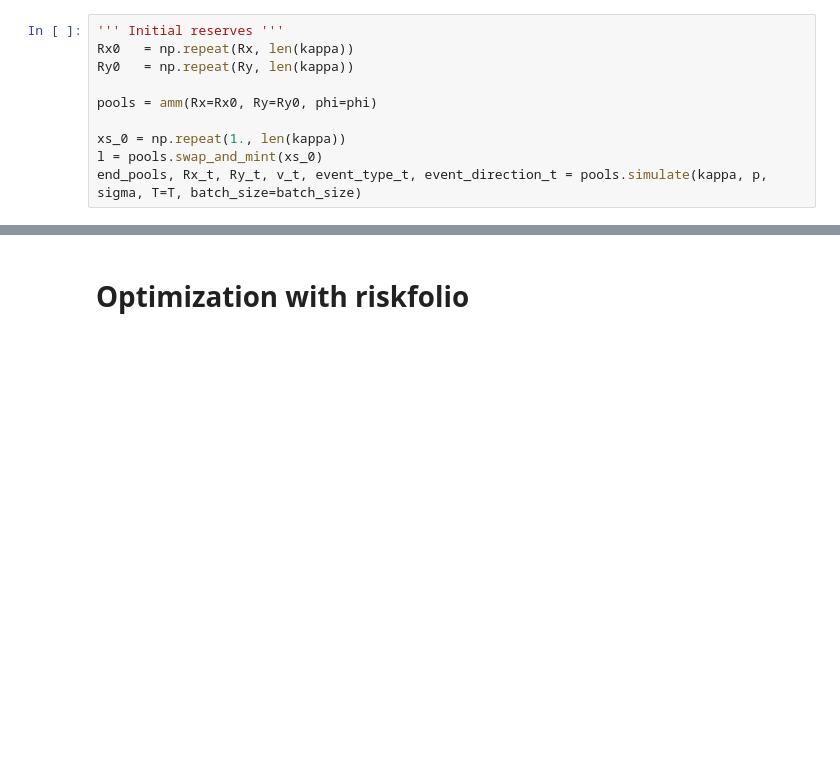
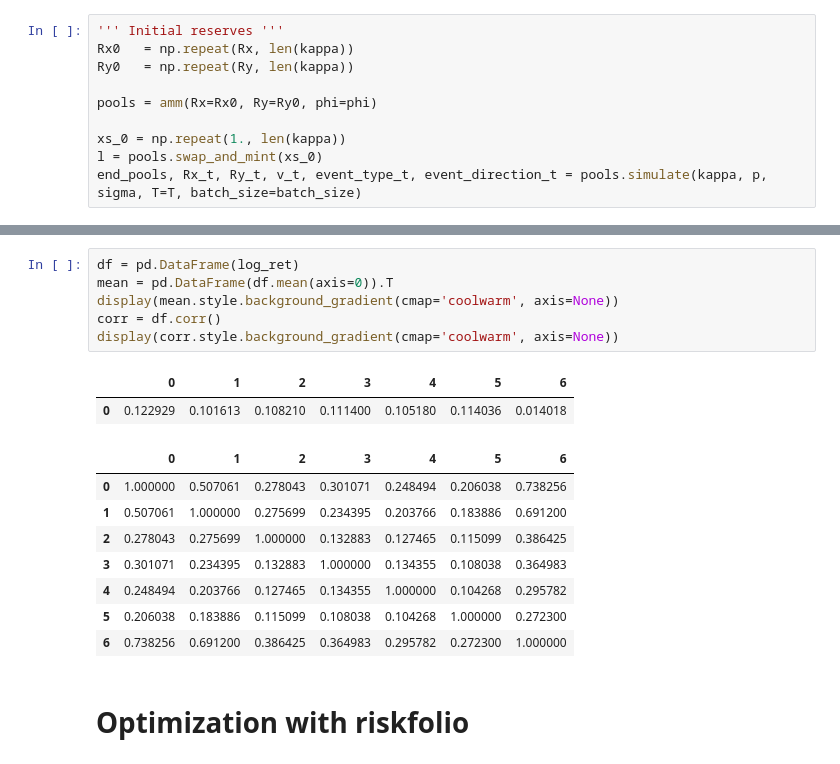
Before and after one commit to starovoitovs/defi, a Jupyter notebook: generator_cvar.ipynb, the cells around one changed output, grey strips where cells are left out. Cells and saved outputs as stored; diff of their text form; blank space fills up the shorter version.

```diff
--- a/generator_cvar.ipynb
+++ b/generator_cvar.ipynb
@@ -84,3 +106,20 @@ plt.legend()
+# %%
+df = pd.DataFrame(log_ret)
+mean = pd.DataFrame(df.mean(axis=0)).T
+display(mean.style.background_gradient(cmap='coolwarm', axis=None))
+corr = df.corr()
+display(corr.style.background_gradient(cmap='coolwarm', axis=None))
+# %% [output]
+|  | 0 | 1 | 2 | 3 | 4 | 5 | 6 |
+| 0 | 0.122929 | 0.101613 | 0.108210 | 0.111400 | 0.105180 | 0.114036 | 0.014018 |
+|  | 0 | 1 | 2 | 3 | 4 | 5 | 6 |
+| 0 | 1.000000 | 0.507061 | 0.278043 | 0.301071 | 0.248494 | 0.206038 | 0.738256 |
+| 1 | 0.507061 | 1.000000 | 0.275699 | 0.234395 | 0.203766 | 0.183886 | 0.691200 |
+| 2 | 0.278043 | 0.275699 | 1.000000 | 0.132883 | 0.127465 | 0.115099 | 0.386425 |
+| 3 | 0.301071 | 0.234395 | 0.132883 | 1.000000 | 0.134355 | 0.108038 | 0.364983 |
+| 4 | 0.248494 | 0.203766 | 0.127465 | 0.134355 | 1.000000 | 0.104268 | 0.295782 |
+| 5 | 0.206038 | 0.183886 | 0.115099 | 0.108038 | 0.104268 | 1.000000 | 0.272300 |
+| 6 | 0.738256 | 0.691200 | 0.386425 | 0.364983 | 0.295782 | 0.272300 | 1.000000 |
 # %% [markdown]
 # Optimization with riskfolio
 # %%
```
Also changed, not shown: parts of 7 cells of this notebook.
